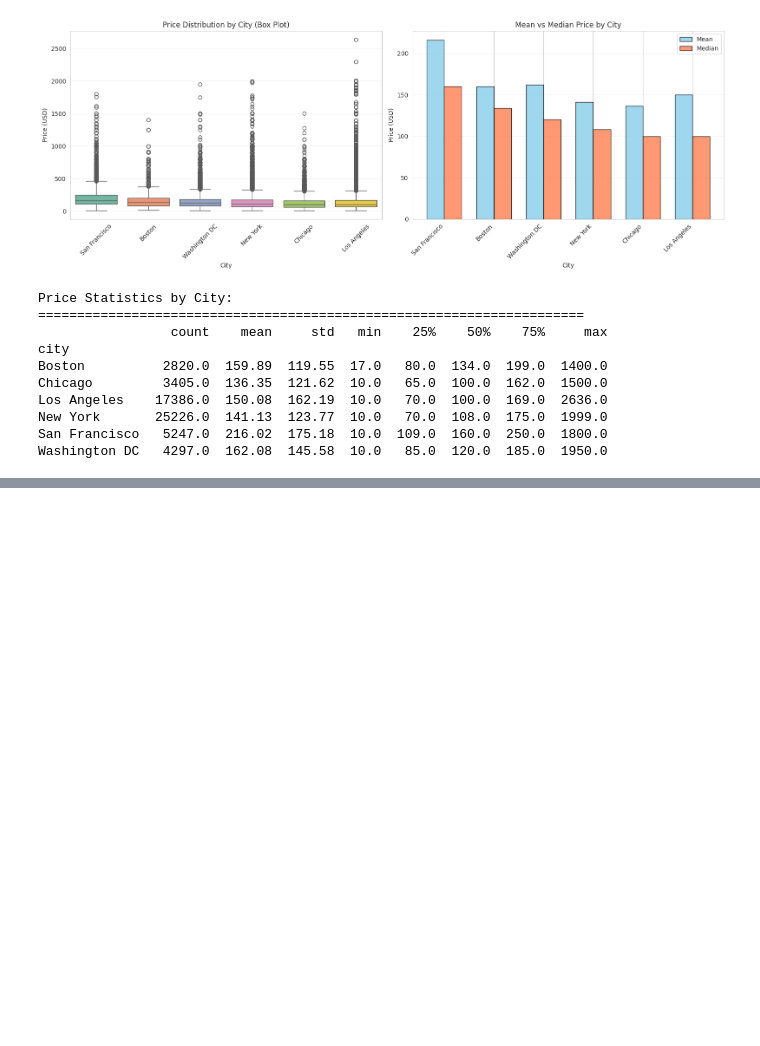
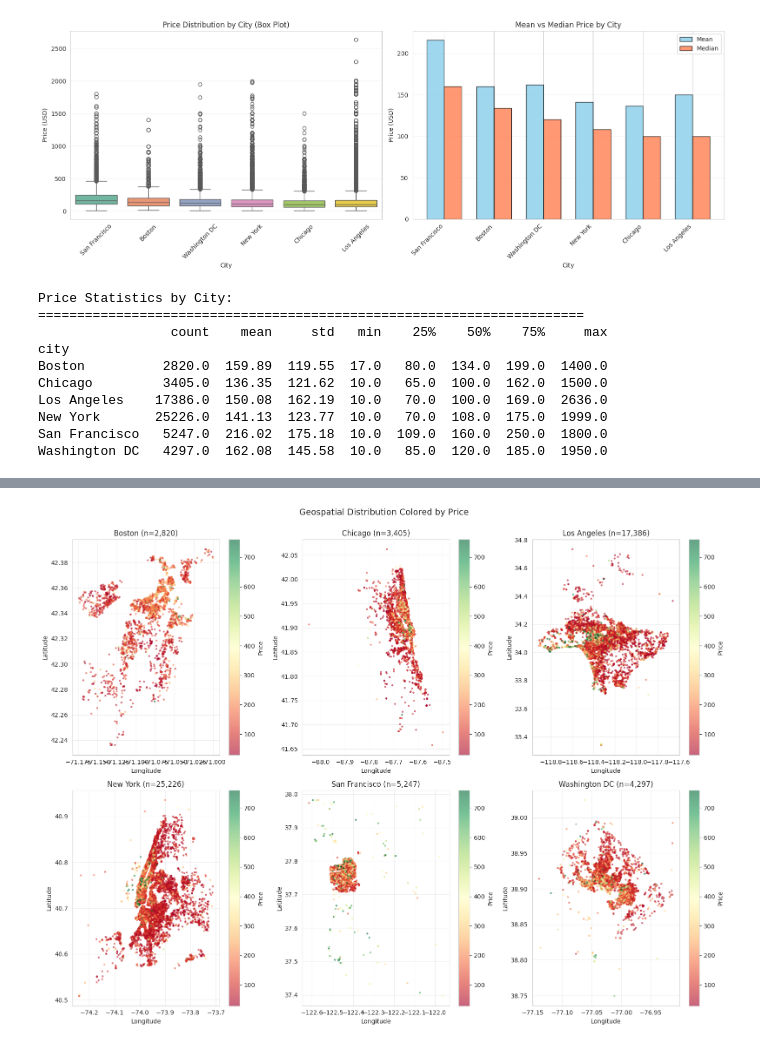
Before and after one commit to Elkhiat15/Airbnb-Rating-Classification, a Jupyter notebook: eda.ipynb, the cells around one changed output, grey strips where cells are left out. Saved outputs shown, nothing was run; the diff lists cells and outputs as text; code cells hidden in the pictures; blank space fills up the shorter version.

```diff
--- a/eda.ipynb
+++ b/eda.ipynb
@@ -195,0 +284,14 @@ Washington DC   4297.0  162.08  145.58  10.0   85.0  120.0  185.0  1950.0
+# %%
+# Plot geospatial distribution colored by price
+# Color scale now auto-adjusts to 1st-99th percentile to avoid outlier distortion
+fig = plot_geospatial_scatter(
+    df_cleaned,
+    lat_col='latitude',
+    lon_col='longitude',
+    color_by='price',
+    city_col='city',
+    figsize=(16, 12)
+)
+plt.show()
+# %% [output]
+[figure, added]
```
Also changed, not shown: parts of 13 cells of this notebook.
